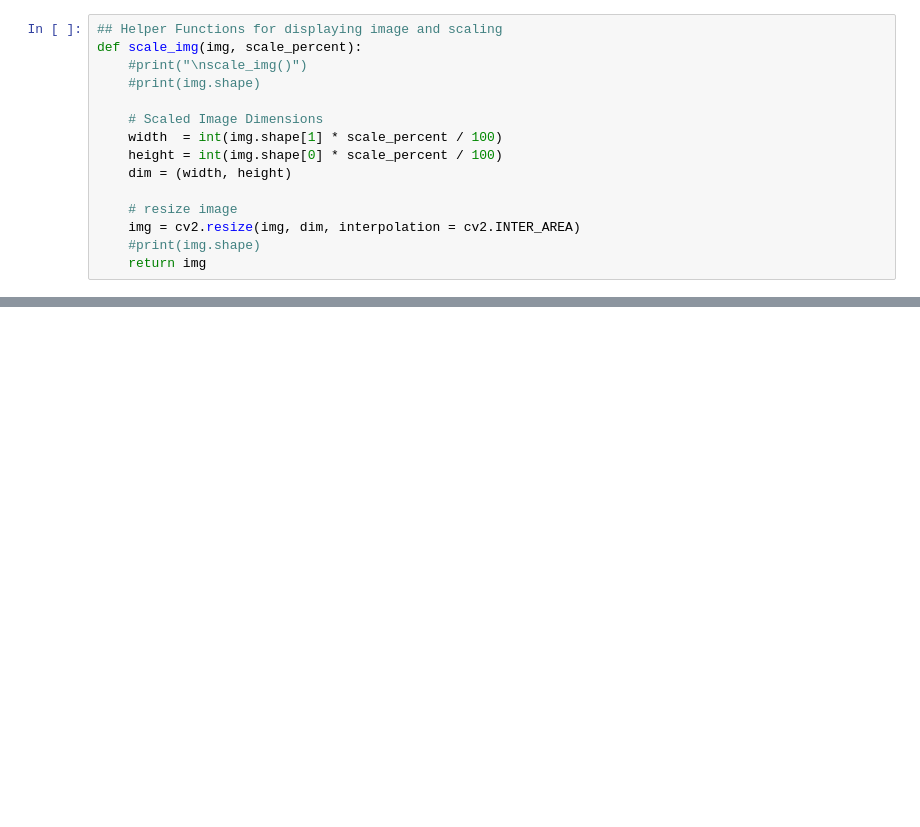
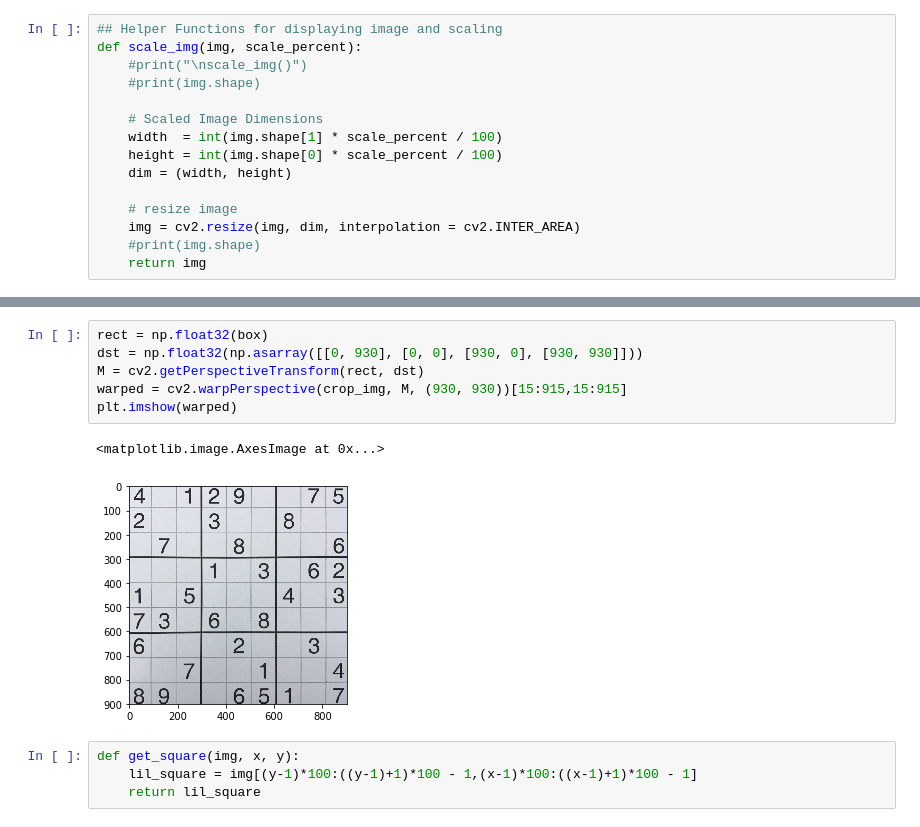
Before and after one commit to Gomer1800/Computer-Vision-Final-Project, a Jupyter notebook: sampleprocess.ipynb, the cells around one changed output, grey strips where cells are left out. Saved outputs shown, nothing was run; the diff lists cells and outputs as text; blank space fills up the shorter version.

```diff
--- a/sampleprocess.ipynb
+++ b/sampleprocess.ipynb
@@ -107,0 +108,13 @@ plt.imshow(crop_img)
+# %%
+rect = np.float32(box)
+dst = np.float32(np.asarray([[0, 930], [0, 0], [930, 0], [930, 930]]))
+M = cv2.getPerspectiveTransform(rect, dst)
+warped = cv2.warpPerspective(crop_img, M, (930, 930))[15:915,15:915]
+plt.imshow(warped)
+# %% [output]
+<matplotlib.image.AxesImage at 0x...>
+[figure, added]
+# %%
+def get_square(img, x, y):
+    lil_square = img[(y-1)*100:((y-1)+1)*100 - 1,(x-1)*100:((x-1)+1)*100 - 1]
+    return lil_square
```
Also changed, not shown: parts of 7 cells of this notebook, 10 other files.
